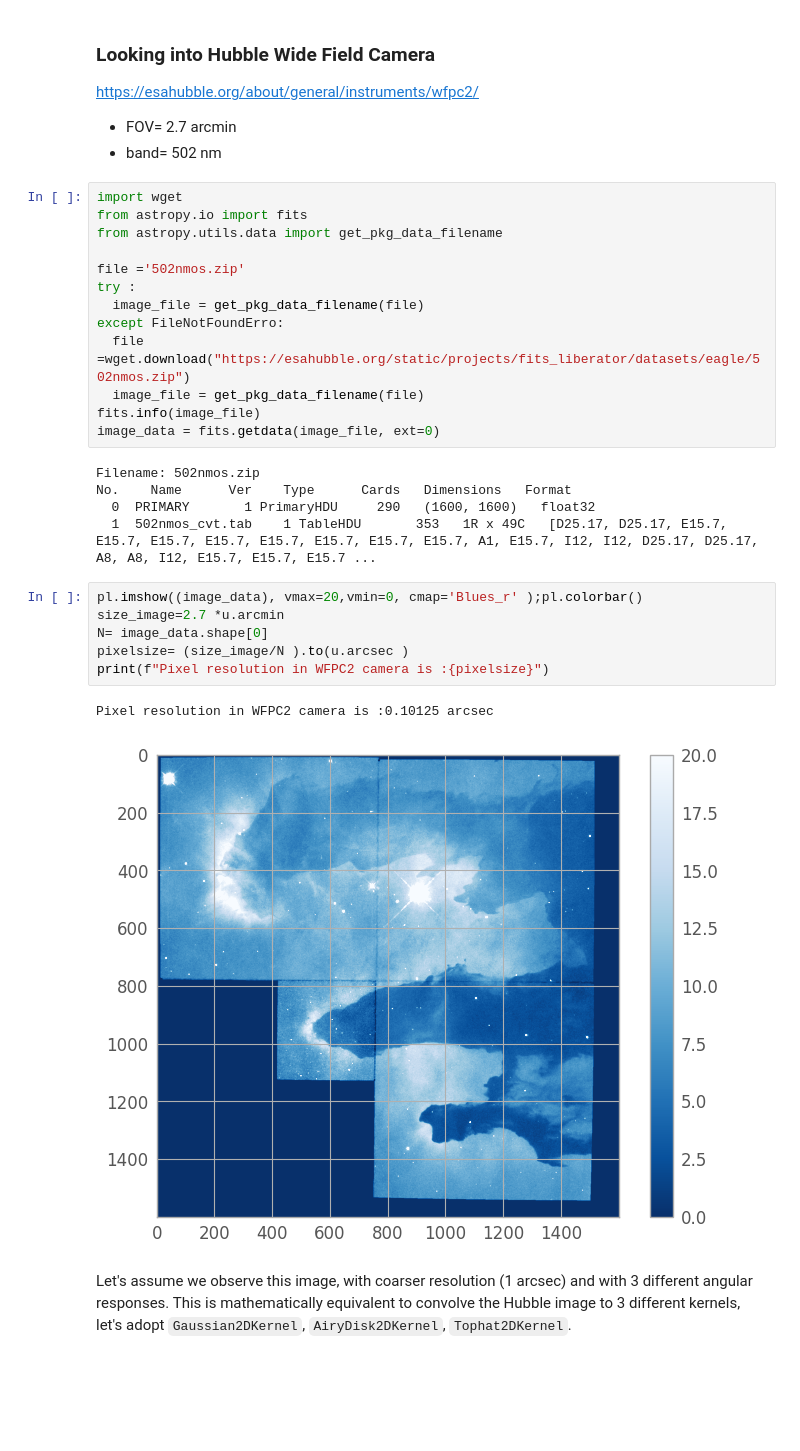
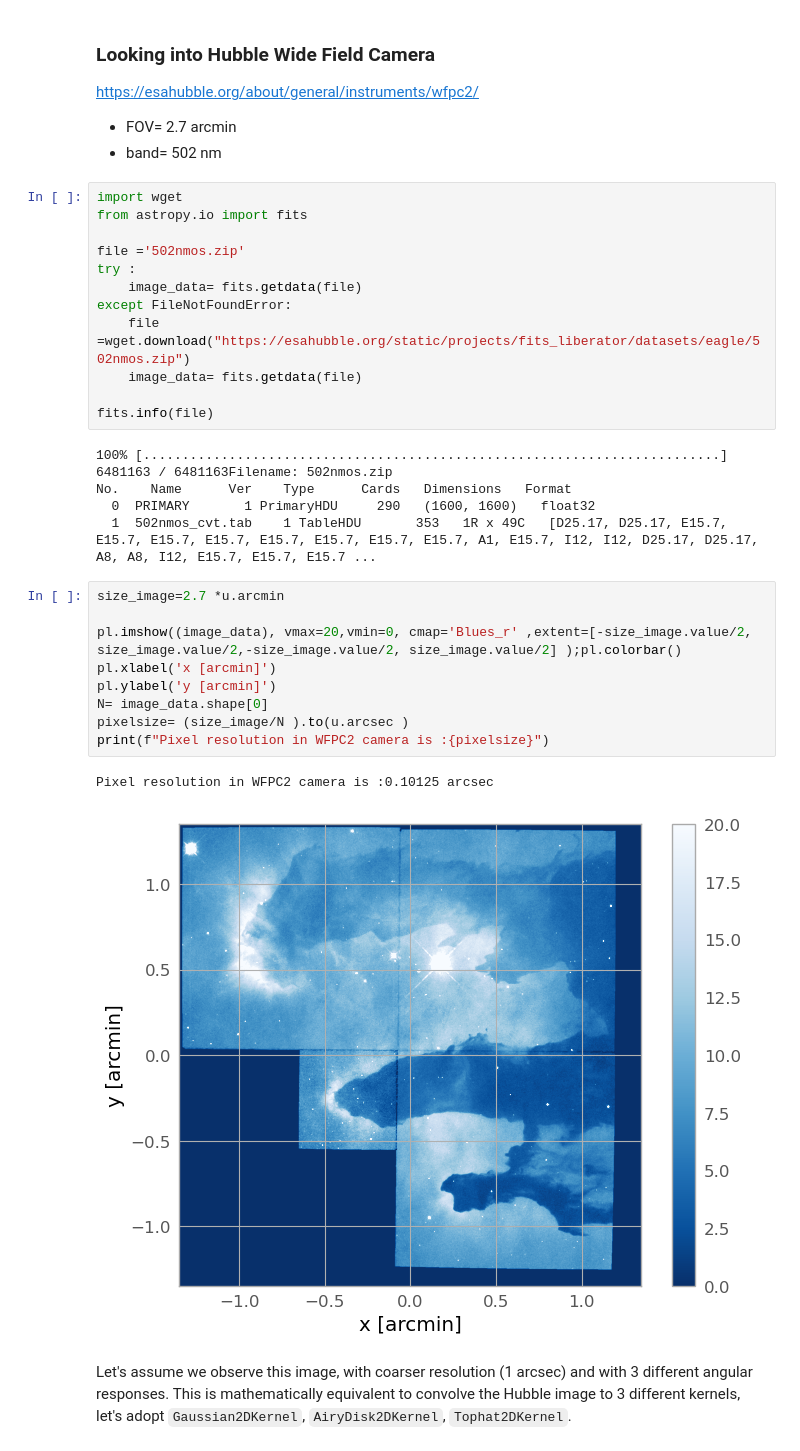
Before and after one commit to giuspugl/astrophysics_lab, a Jupyter notebook: lesson3/FFTs.ipynb, the cells around one changed output. Cells and saved outputs as stored; diff of their text form; blank space fills up the shorter version.

```diff
--- a/lesson3/FFTs.ipynb
+++ b/lesson3/FFTs.ipynb
@@ -401,30 +405,32 @@ https://esahubble.org/about/general/instruments/wfpc2/
 # %%
 import wget
 from astropy.io import fits
-from astropy.utils.data import get_pkg_data_filename
 
 file ='502nmos.zip'
 try :
-  image_file = get_pkg_data_filename(file)
-except FileNotFoundErro:
-  file =wget.download("https://esahubble.org/static/projects/fits_liberator/datasets/eagle/502nmos.zip")
-  image_file = get_pkg_data_filename(file)
-fits.info(image_file)
-image_data = fits.getdata(image_file, ext=0)
+    image_data= fits.getdata(file)
+except FileNotFoundError:
+    file =wget.download("https://esahubble.org/static/projects/fits_liberator/datasets/eagle/502nmos.zip")
+    image_data= fits.getdata(file)
+
+fits.info(file)
 # %% [output]
-Filename: 502nmos.zip
+100% [..........................................................................] 6481163 / 6481163Filename: 502nmos.zip
 No.    Name      Ver    Type      Cards   Dimensions   Format
   0  PRIMARY       1 PrimaryHDU     290   (1600, 1600)   float32
   1  502nmos_cvt.tab    1 TableHDU       353   1R x 49C   [D25.17, D25.17, E15.7, E15.7, E15.7, E15.7, E15.7, E15.7, E15.7, E15.7, A1, E15.7, I12, I12, D25.17, D25.17, A8, A8, I12, E15.7, E15.7, E15.7 ...
 # %%
-pl.imshow((image_data), vmax=20,vmin=0, cmap='Blues_r' );pl.colorbar()
 size_image=2.7 *u.arcmin
+
+pl.imshow((image_data), vmax=20,vmin=0, cmap='Blues_r' ,extent=[-size_image.value/2, size_image.value/2,-size_image.value/2, size_image.value/2] );pl.colorbar()
+pl.xlabel('x [arcmin]')
+pl.ylabel('y [arcmin]')
 N= image_data.shape[0]
 pixelsize= (size_image/N ).to(u.arcsec )
 print(f"Pixel resolution in WFPC2 camera is :{pixelsize}")
 # %% [output]
 Pixel resolution in WFPC2 camera is :0.10125 arcsec
-[figure, old version]
+[figure, new version]
 # %% [markdown]
 Let's assume we observe this image, with  coarser resolution (1 arcsec)  and with 3 different angular responses.  This is mathematically equivalent to convolve the Hubble image to 3 different kernels, let's adopt `Gaussian2DKernel`, `AiryDisk2DKernel`, `Tophat2DKernel`.
 # %%
```
Also changed, not shown: parts of 31 cells of this notebook, 1 other file.
